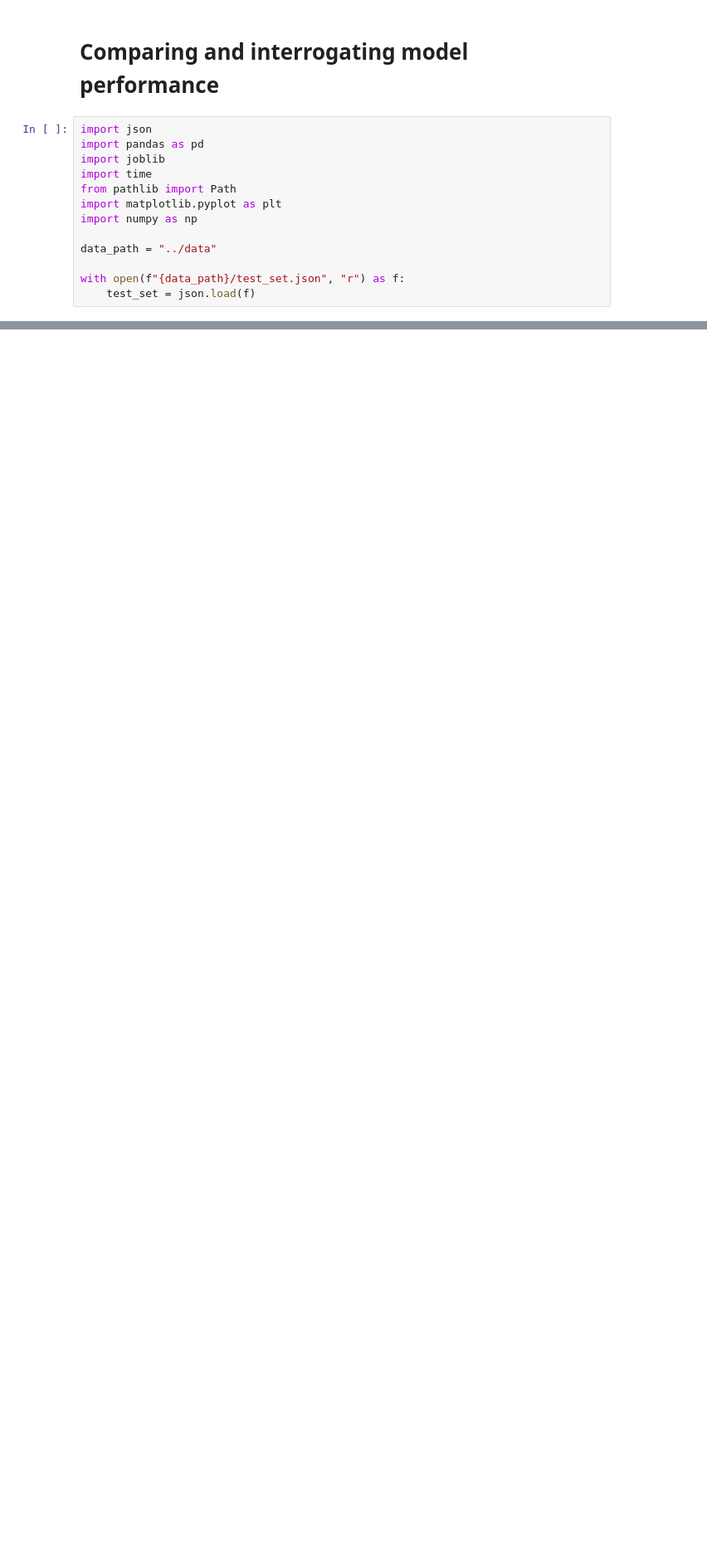
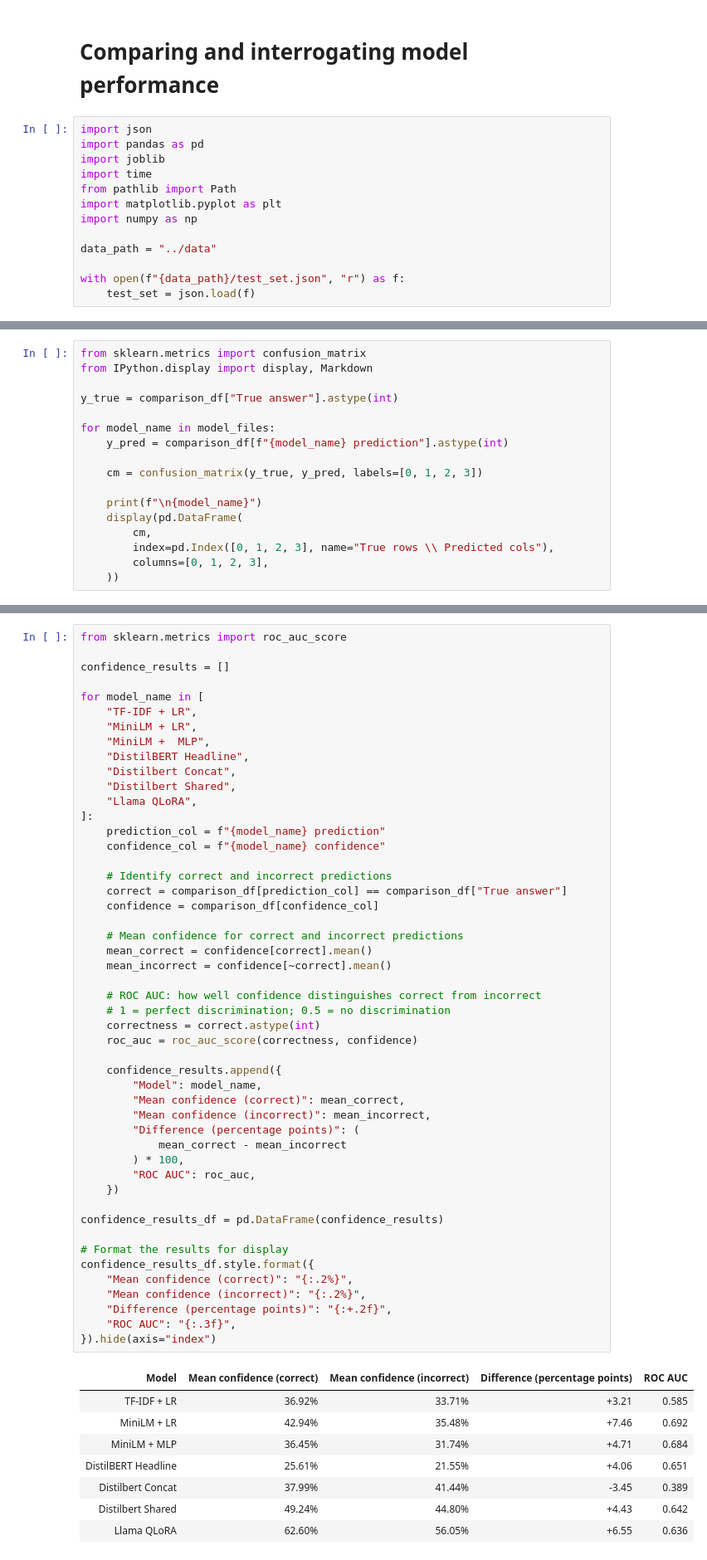
Before and after one commit to michael-jones34/three-headlines-and-a-lie, a Jupyter notebook: notebooks/data_comparison.ipynb, the cells around one changed output, grey strips where cells are left out. Shown at 83% size. Saved outputs shown, nothing was run; the diff lists cells and outputs as text; blank space fills up the shorter version.

```diff
--- a/notebooks/data_comparison.ipynb
+++ b/notebooks/data_comparison.ipynb
@@ -165,0 +420,17 @@ Rows: 67
+# %%
+from sklearn.metrics import confusion_matrix
+from IPython.display import display, Markdown
+
+y_true = comparison_df["True answer"].astype(int)
+
+for model_name in model_files:
+    y_pred = comparison_df[f"{model_name} prediction"].astype(int)
+
+    cm = confusion_matrix(y_true, y_pred, labels=[0, 1, 2, 3])
+
+    print(f"\n{model_name}")
+    display(pd.DataFrame(
+        cm,
+        index=pd.Index([0, 1, 2, 3], name="True rows \\ Predicted cols"),
+        columns=[0, 1, 2, 3],
+    ))
@@ -165,0 +481,58 @@ Rows: 67
+# %%
+from sklearn.metrics import roc_auc_score
+
+confidence_results = []
+
+for model_name in [
+    "TF-IDF + LR",
+    "MiniLM + LR",
+    "MiniLM +  MLP",
+    "DistilBERT Headline",
+    "Distilbert Concat",
+    "Distilbert Shared",
+    "Llama QLoRA",
+]:
+    prediction_col = f"{model_name} prediction"
+    confidence_col = f"{model_name} confidence"
+
+    # Identify correct and incorrect predictions
+    correct = comparison_df[prediction_col] == comparison_df["True answer"]
+    confidence = comparison_df[confidence_col]
+
+    # Mean confidence for correct and incorrect predictions
+    mean_correct = confidence[correct].mean()
+    mean_incorrect = confidence[~correct].mean()
+
+    # ROC AUC: how well confidence distinguishes correct from incorrect
+    # 1 = perfect discrimination; 0.5 = no discrimination
+    correctness = correct.astype(int)
+    roc_auc = roc_auc_score(correctness, confidence)
+
+    confidence_results.append({
+        "Model": model_name,
+        "Mean confidence (correct)": mean_correct,
+        "Mean confidence (incorrect)": mean_incorrect,
+        "Difference (percentage points)": (
+            mean_correct - mean_incorrect
+        ) * 100,
+        "ROC AUC": roc_auc,
+    })
+
+confidence_results_df = pd.DataFrame(confidence_results)
+
+# Format the results for display
+confidence_results_df.style.format({
+    "Mean confidence (correct)": "{:.2%}",
+    "Mean confidence (incorrect)": "{:.2%}",
+    "Difference (percentage points)": "{:+.2f}",
+    "ROC AUC": "{:.3f}",
+}).hide(axis="index")
+# %% [output]
+| Model | Mean confidence (correct) | Mean confidence (incorrect) | Difference (percentage points) | ROC AUC |
+| TF-IDF + LR | 36.92% | 33.71% | +3.21 | 0.585 |
+| MiniLM + LR | 42.94% | 35.48% | +7.46 | 0.692 |
+| MiniLM + MLP | 36.45% | 31.74% | +4.71 | 0.684 |
+| DistilBERT Headline | 25.61% | 21.55% | +4.06 | 0.651 |
+| Distilbert Concat | 37.99% | 41.44% | -3.45 | 0.389 |
+| Distilbert Shared | 49.24% | 44.80% | +4.43 | 0.642 |
+| Llama QLoRA | 62.60% | 56.05% | +6.55 | 0.636 |
```
Also changed, not shown: parts of 9 cells of this notebook, 5 other files.
